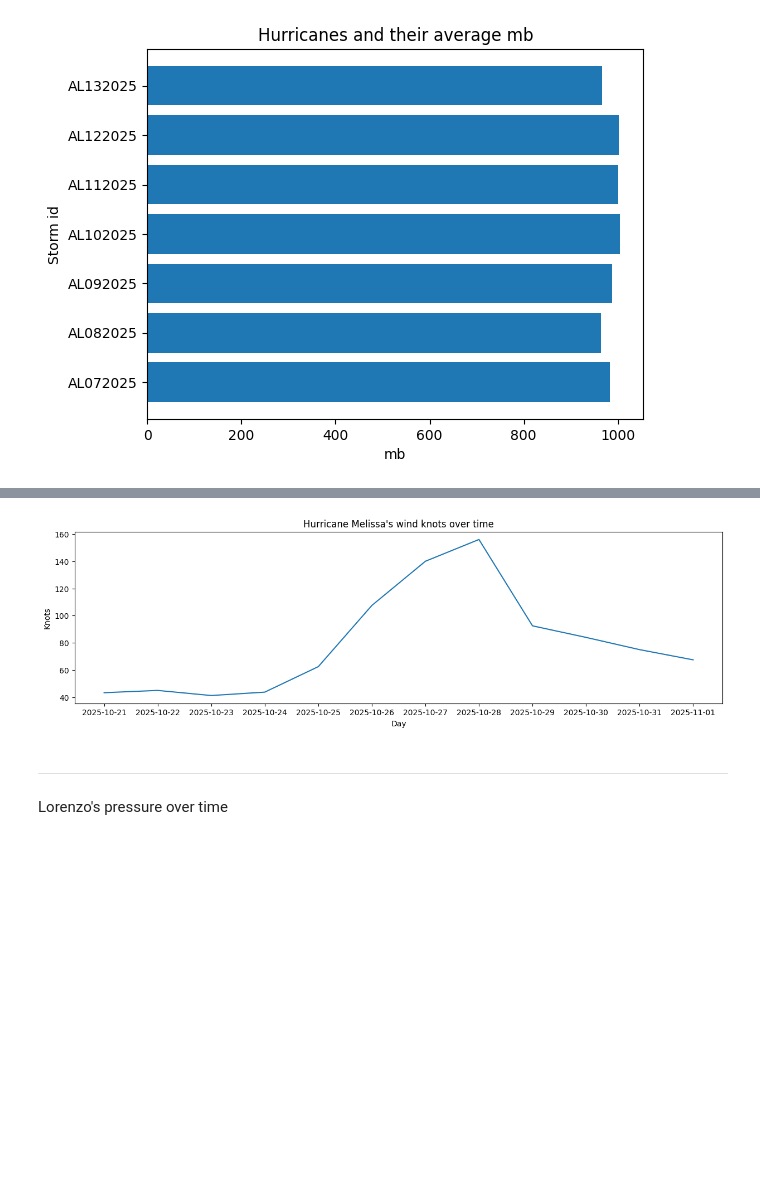
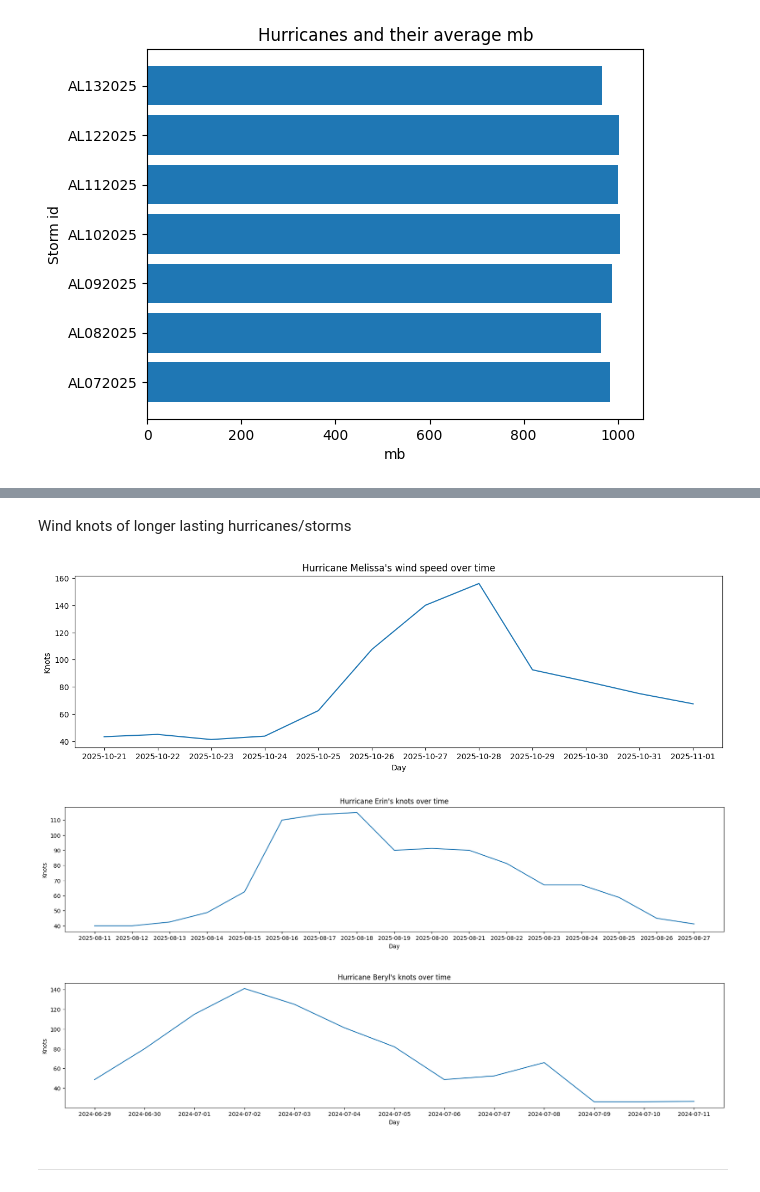
Before and after one commit to Erica4397/for_coding_camp1, a Jupyter notebook: ForCodingCampNotebook.ipynb, the cells around one changed output, grey strips where cells are left out. Saved outputs shown, nothing was run; the diff lists cells and outputs as text; code cells hidden in the pictures; blank space fills up the shorter version.

```diff
--- a/ForCodingCampNotebook.ipynb
+++ b/ForCodingCampNotebook.ipynb
@@ -157,22 +181,44 @@ Hurricane Melissa's wind speed over time
+# %% [markdown]
+Wind knots of longer lasting hurricanes/storms
 # %%
 #1kn is about 1.15 mph or 1.85 km/h
 #The point where the knot is highest is when the mb is lowest.
 #TS-->HU-->EX
-
 df_m_knot = df_melissa.groupby('date')['max_wind_knots'].mean()
 df_m_knot = df_m_knot.reset_index()
 
 plt.figure(figsize=(15, 4))
 plt.plot(df_m_knot['date'], df_m_knot['max_wind_knots'])
 
-plt.title("Hurricane Melissa's wind knots over time")
+plt.title("Hurricane Melissa's wind speed over time")
 plt.xlabel('Day')
 plt.ylabel('Knots')
+plt.show()
+################################################################################
+df_e_knot = df_erin.groupby('date')['max_wind_knots'].mean()
+df_e_knot = df_e_knot.reset_index()
 
+plt.figure(figsize=(21, 4))
+plt.plot(df_e_knot['date'], df_e_knot['max_wind_knots'])
+
+plt.title("Hurricane Erin's knots over time")
+plt.xlabel('Day')
+plt.ylabel('Knots')
 plt.show()
+################################################################################
+df_b_knot = df_beryl.groupby('date')['max_wind_knots'].mean()
+df_b_knot = df_b_knot.reset_index()
+
+plt.figure(figsize=(21, 4))
+plt.plot(df_b_knot['date'], df_b_knot['max_wind_knots'])
+
+plt.title("Hurricane Beryl's knots over time")
+plt.xlabel('Day')
+plt.ylabel('Knots')
+plt.show()
 # %% [output]
 [figure]
+[figure, added]
+[figure, added]
 # %% [markdown]
 _______
-# %% [markdown]
-Lorenzo's pressure over time
```
Also changed, not shown: parts of 14 cells of this notebook.
